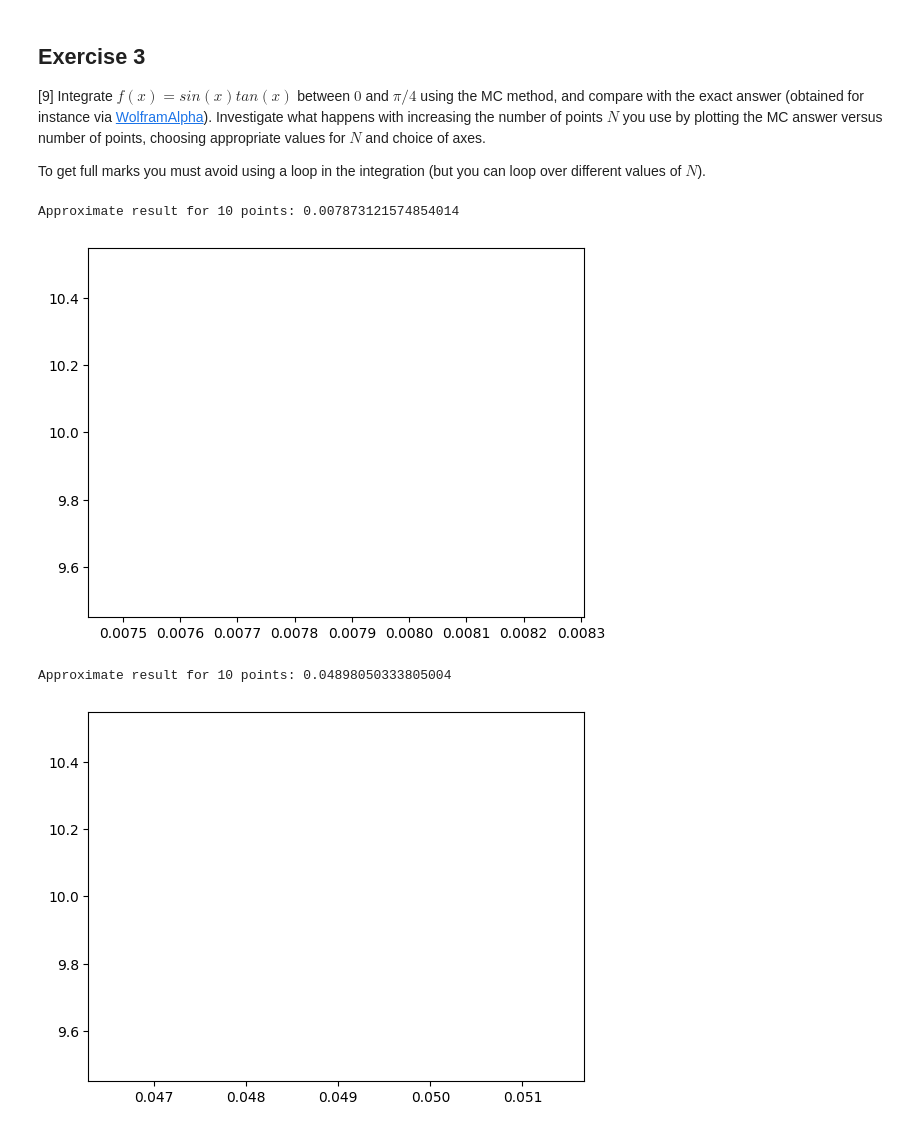
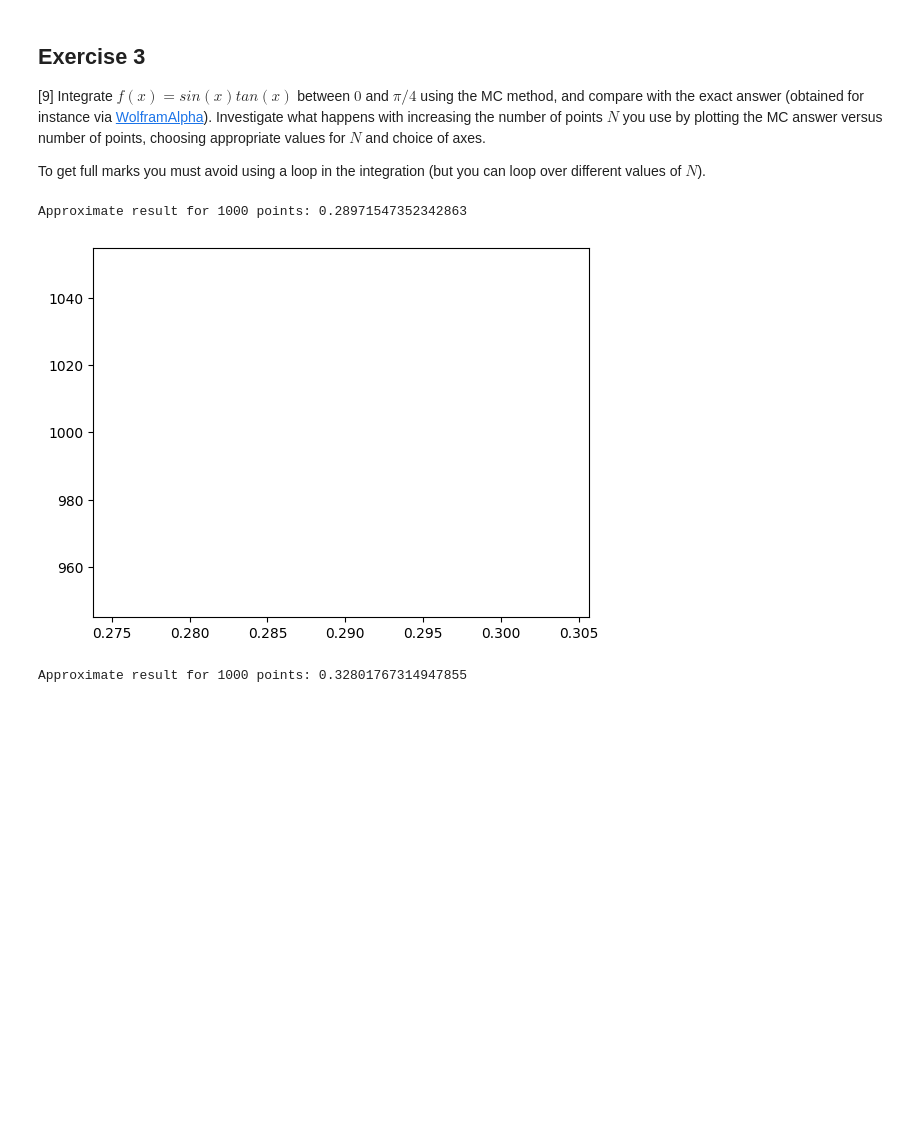
Before and after one commit to PX2145-2025/week-6-b-Anest-Cunliffe, a Jupyter notebook: Monte_Carlo.ipynb, the cells around one changed output. Cells and saved outputs as stored; diff of their text form; code cells hidden in the pictures; blank space fills up the shorter version.

```diff
--- a/Monte_Carlo.ipynb
+++ b/Monte_Carlo.ipynb
@@ -285,15 +284 @@ Wall time: 11.7 ms
 <Figure size 640x480 with 0 Axes>
-# %%
-from datetime import datetime
-from numpy.random import random, normal, seed
-startTime = datetime.now()
-N_t=int(1e7)
-n_t=0
-for i in range (N):
-    xt = 2*np.random()-1
-    yt = 2*np.random()-1
-    rt = np.sqrt(xt*xt+yt*yt)
-    if rt <= 1.0:
-        n_t+=1 # adds 1 to n
-print(4*n_t/N_t)
-print(datetime.now() - startTime)
@@ -307,23 +301,35 @@ TypeError: 'module' object is not callable
  To get full marks you must avoid using a loop in the integration (but you can loop over different values of $N$).
 # %%
 import numpy as np
+from numpy.random import random, normal, seed
 from math import sin, tan
 def f(x):
     return sin(x)*tan(x)
 
-N = int(10)
+N = int(1e3)
 s = 0 # s is the sum
-x = random=np.random.rand(1) # get a random number in [0,1) ...
-s += f(x)
+for i in range (N):
+  x = random() # get a random number in [0,1) ...
+  s += f(x)
 integral = s/N
 integration=integral*((np.pi/4)-0)
 print('Approximate result for {} points: {}'.format(N,integration))
 #expecting 0.1743
 import matplotlib.pyplot as plt
 plt.plot(integration, N)
 plt.show()
+
+def f(x):
+    return x**2
+
+N = int(1e3)
+s = 0 # s is the sum
+for i in range (N):
+    x = random() # get a random number in [0,1) ...
+    s += f(x)
+integral = s/N
+print('Approximate result for {} points: {}'.format(N,integral))
 # %% [output]
-Approximate result for 10 points: 0.007873121574854014
+Approximate result for 1000 points: 0.28971547352342863
-[figure, old version]
+[figure, new version]
-Approximate result for 10 points: 0.04898050333805004
+Approximate result for 1000 points: 0.32801767314947855
-[figure, removed]
```
Also changed, not shown: parts of 12 cells of this notebook.
